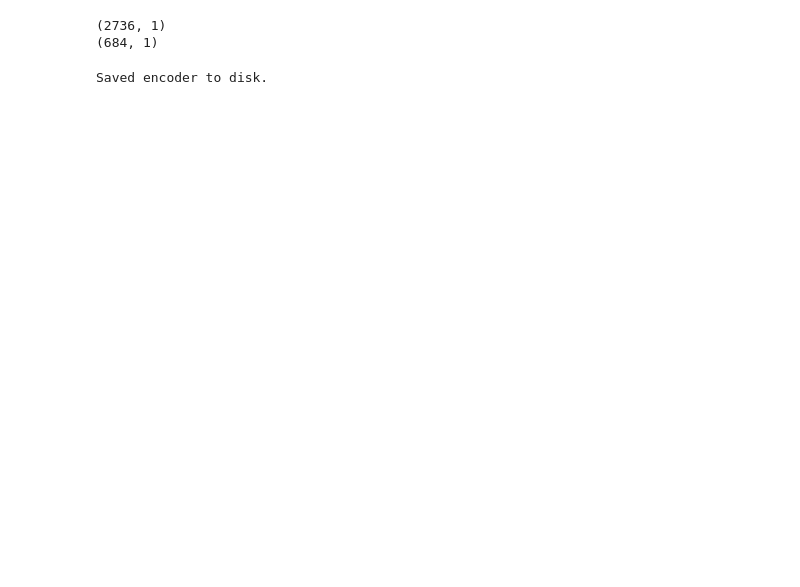
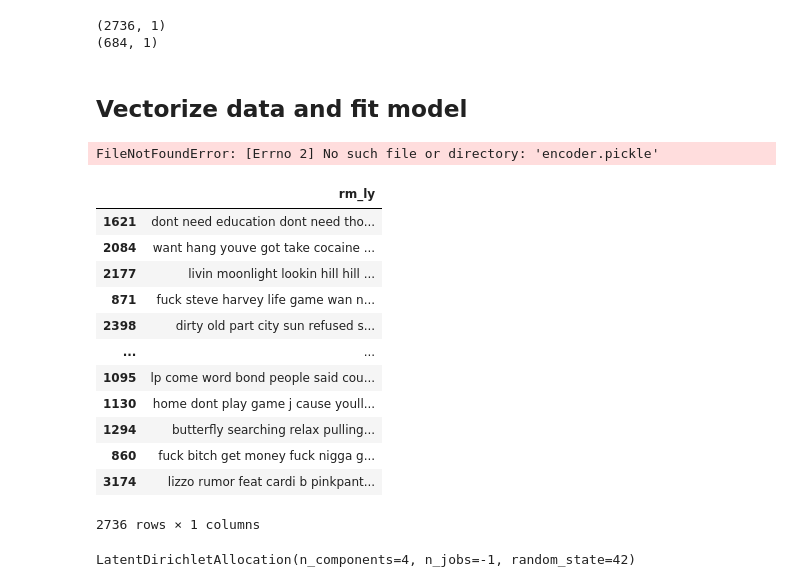
Before and after one commit to XquanL/NLP_Final_project, a Jupyter notebook: anotherlda.ipynb, the cells around one changed output. Saved outputs shown, nothing was run; the diff lists cells and outputs as text; code cells hidden in the pictures; blank space fills up the shorter version.

```diff
--- a/anotherlda.ipynb
+++ b/anotherlda.ipynb
@@ -95,8 +95,8 @@ df.head()
 | 4 | country | something bout the way shes weari... | something bout the way shes weari... | something bout way shes wearing d... |
 # %%
 #convert genre to category and rm_ly to string
-df.rm_ly = df.rm_ly.astype("string")
-df.genre = df.genre.astype("category")
+#df.rm_ly = df.rm_ly.astype("string")
+#df.genre = df.genre.astype("category")
 # %%
 df.info()
 # %% [output]
@@ -132,4 +132,26 @@ def whitespace_encode(data: pd.DataFrame) -> pd.DataFrame:
 # %%
-_ = whitespace_encode(xtrain)
+#_ = whitespace_encode(xtrain)
-# %% [output]
-Saved encoder to disk.
+# %% [markdown]
+## Vectorize data and fit model
+# %%
+#load encoder
+with open("encoder.pickle", "rb") as f:
+    encoder: WhitespaceEncoder = joblib.load(f)
+# %% [output]
+FileNotFoundError: [Errno 2] No such file or directory: 'encoder.pickle'
+# %%
+xtrain
+# %% [output]
+|  | rm_ly |
+| 1621 | dont need education dont need tho... |
+| 2084 | want hang youve got take cocaine ... |
+| 2177 | livin moonlight lookin hill hill ... |
+| 871 | fuck steve harvey life game wan n... |
+| 2398 | dirty old part city sun refused s... |
+| ... | ... |
+| 1095 | lp come word bond people said cou... |
+| 1130 | home dont play game j cause youll... |
+| 1294 | butterfly searching relax pulling... |
+| 860 | fuck bitch get money fuck nigga g... |
+| 3174 | lizzo rumor feat cardi b pinkpant... |
+2736 rows × 1 columns
@@ -135,0 +160,8 @@ Saved encoder to disk.
+# %%
+cv = CountVectorizer(stop_words='english')
+xtrain_matrix = cv.fit_transform(input)
+xtest_matrix = cv.transform(xtest)
+lda = LatentDirichletAllocation(n_components=4, random_state=42, n_jobs=-1)
+lda.fit(xtrain_matrix)
+# %% [output]
+LatentDirichletAllocation(n_components=4, n_jobs=-1, random_state=42)
```
Also changed, not shown: parts of 5 cells of this notebook.
